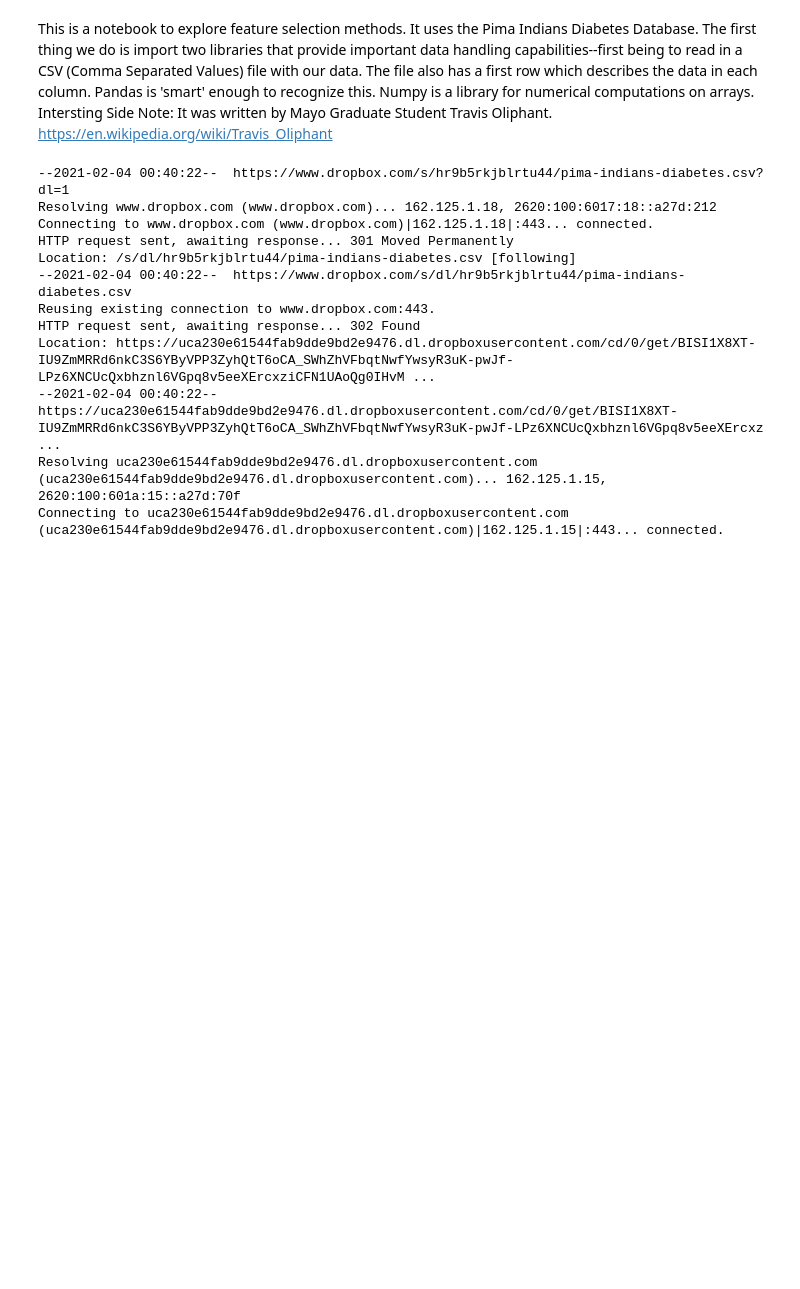
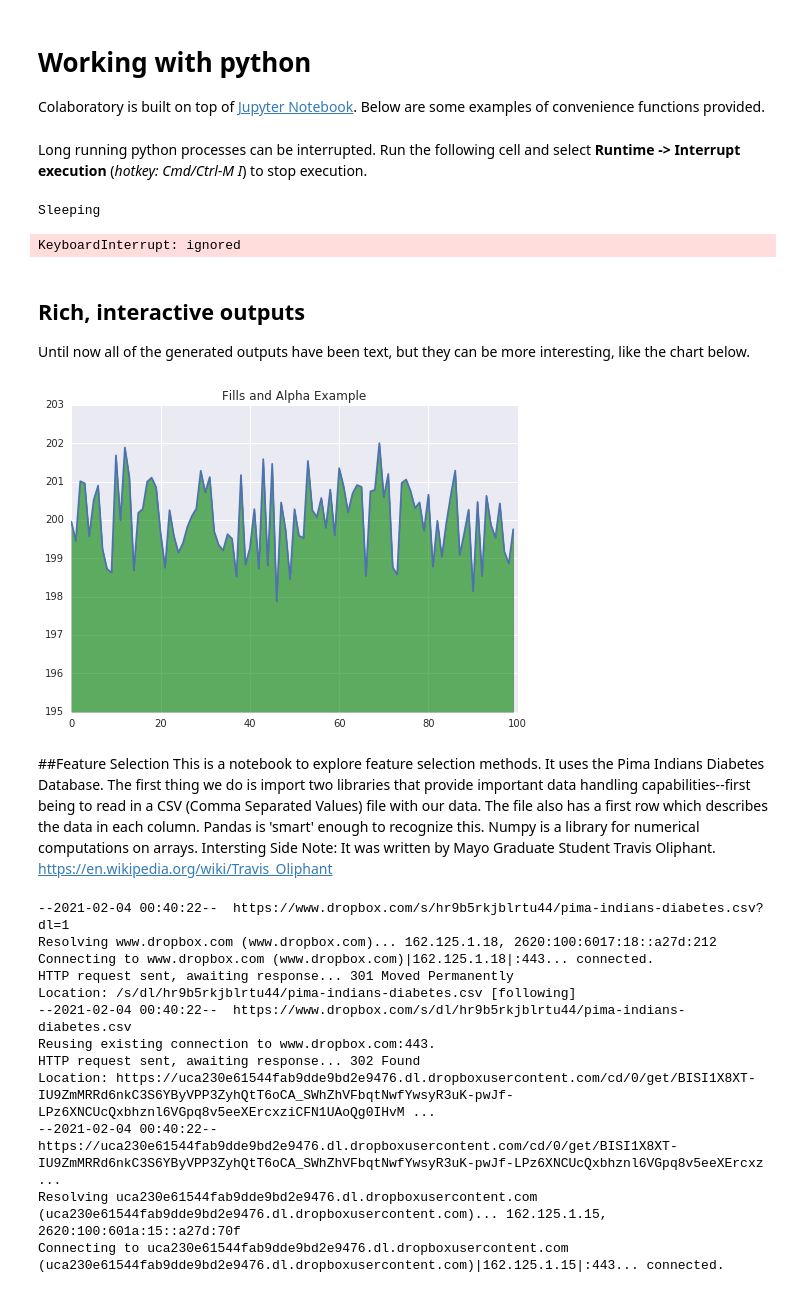
Before and after one commit to slowvak/FeatureSelectionTutorial, a Jupyter notebook: FeatureSelection.ipynb, the cells around one changed output. Cells and saved outputs as stored; diff of their text form; code cells hidden in the pictures; blank space fills up the shorter version.

Commit message:
Colab tips added

```diff
--- a/FeatureSelection.ipynb
+++ b/FeatureSelection.ipynb
@@ -3,4 +33,35 @@
+# %% [markdown]
+# Working with python
+Colaboratory is built on top of [Jupyter Notebook](https://jupyter.org/). Below are some examples of convenience functions provided.
+# %% [markdown]
+Long running python processes can be interrupted. Run the following cell and select **Runtime -> Interrupt execution** (*hotkey: Cmd/Ctrl-M I*) to stop execution.
+# %%
+import time
+print("Sleeping")
+time.sleep(30) # sleep for a while; interrupt me!
+print("Done Sleeping")
+# %% [output]
+Sleeping
+KeyboardInterrupt: ignored
+# %% [markdown]
+## Rich, interactive outputs
+Until now all of the generated outputs have been text, but they can be more interesting, like the chart below.
+# %%
+import numpy as np
+from matplotlib import pyplot as plt
+
+ys = 200 + np.random.randn(100)
+x = [x for x in range(len(ys))]
+
+plt.plot(x, ys, '-')
+plt.fill_between(x, ys, 195, where=(ys > 195), facecolor='g', alpha=0.6)
+
+plt.title("Fills and Alpha Example")
+plt.show()
+# %% [output]
+[figure, added]
 # %% [markdown]
+##Feature Selection
 This is a notebook to explore feature selection methods.
 It uses the Pima Indians Diabetes Database.
 The first thing we do is import two libraries that provide important data handling capabilities--first being to read in a CSV (Comma Separated Values) file with our data. The file also has a first row which describes the data in each column. Pandas is 'smart' enough to recognize this. Numpy is a library for numerical computations on arrays. Intersting Side Note: It was written by Mayo Graduate Student Travis Oliphant. https://en.wikipedia.org/wiki/Travis_Oliphant
```
Also changed, not shown: parts of 5 cells of this notebook.
